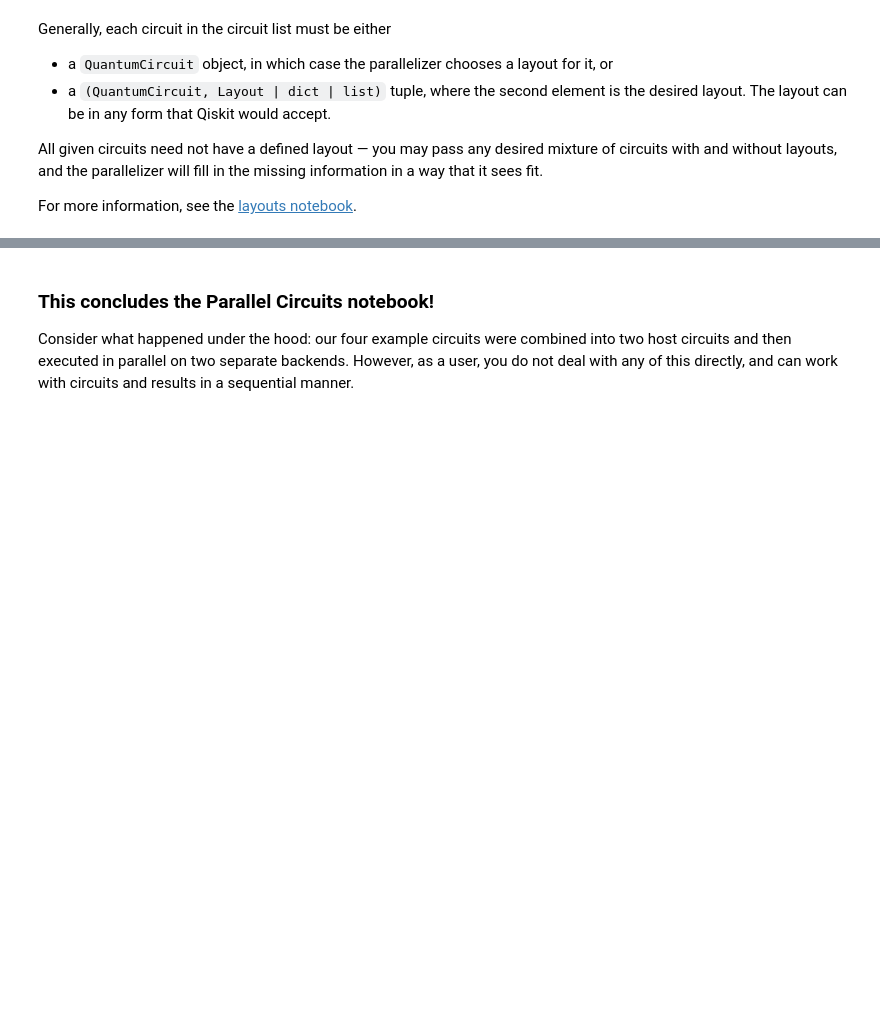
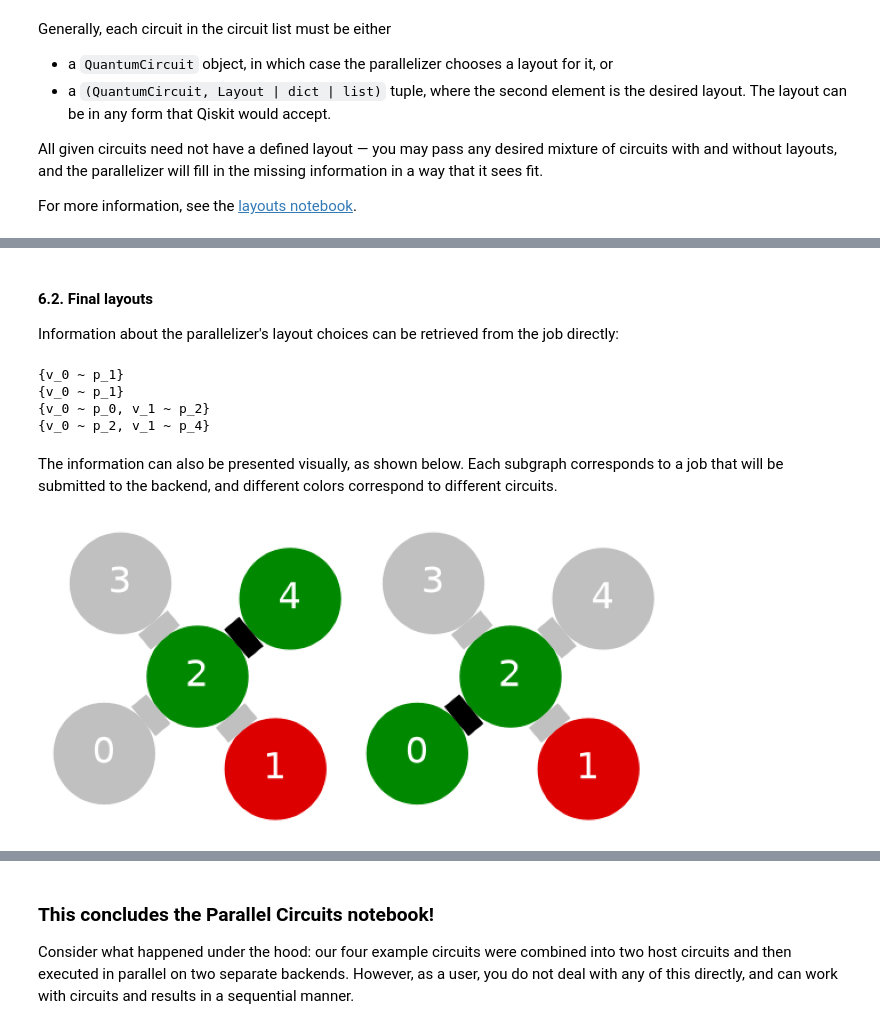
Before and after one commit to vttresearch/qc-parallelizer, a Jupyter notebook: notebooks/parallel-circuits-introduction.ipynb, the cells around one changed output, grey strips where cells are left out. Saved outputs shown, nothing was run; the diff lists cells and outputs as text; code cells hidden in the pictures; blank space fills up the shorter version.

```diff
--- a/notebooks/parallel-circuits-introduction.ipynb
+++ b/notebooks/parallel-circuits-introduction.ipynb
@@ -179,9 +261,9 @@ Just to demonstrate, the code in the cell below would assign a layout to the thi
 # %%
-# circuit_2_layout = {
-#     0: 0, # virtual qubit 0 --> physical qubit 0, AKA QB1
-#     1: 2, # virtual qubit 1 --> physical qubit 2, AKA QB3
-# }
-# circuits[2] = (circuits[2], circuit_2_layout)
+circuit_2_layout = {
+    0: 0, # virtual qubit 0 --> physical qubit 0, AKA QB1
+    1: 2, # virtual qubit 1 --> physical qubit 2, AKA QB3
+}
+circuits[2] = (circuits[2], circuit_2_layout)
 # %% [markdown]
 Generally, each circuit in the circuit list must be either
 - a `QuantumCircuit` object, in which case the parallelizer chooses a layout for it, or
@@ -331,0 +282,2 @@ Metadata #3: {'tag': 'hotel-alpha'}
+# %%
+job = par_backend.run(circuits)
@@ -331,0 +305,21 @@ Metadata #3: {'tag': 'hotel-alpha'}
+# %% [markdown]
+#### 6.2. Final layouts
+
+Information about the parallelizer's layout choices can be retrieved from the job directly:
+# %%
+# Technically the job is a batch of jobs and each item in it is a job, but for simplicity we refer
+# to them as "circuits" here.
+for circuit in job:
+    print(circuit.layout)
+# %% [output]
+{v_0 ~ p_1}
+{v_0 ~ p_1}
+{v_0 ~ p_0, v_1 ~ p_2}
+{v_0 ~ p_2, v_1 ~ p_4}
+# %% [markdown]
+The information can also be presented visually, as shown below. Each subgraph corresponds to a job
+that will be submitted to the backend, and different colors correspond to different circuits.
+# %%
+job.draw()
+# %% [output]
+[figure, added]
```
Also changed, not shown: parts of 50 cells of this notebook, 33 other files.
